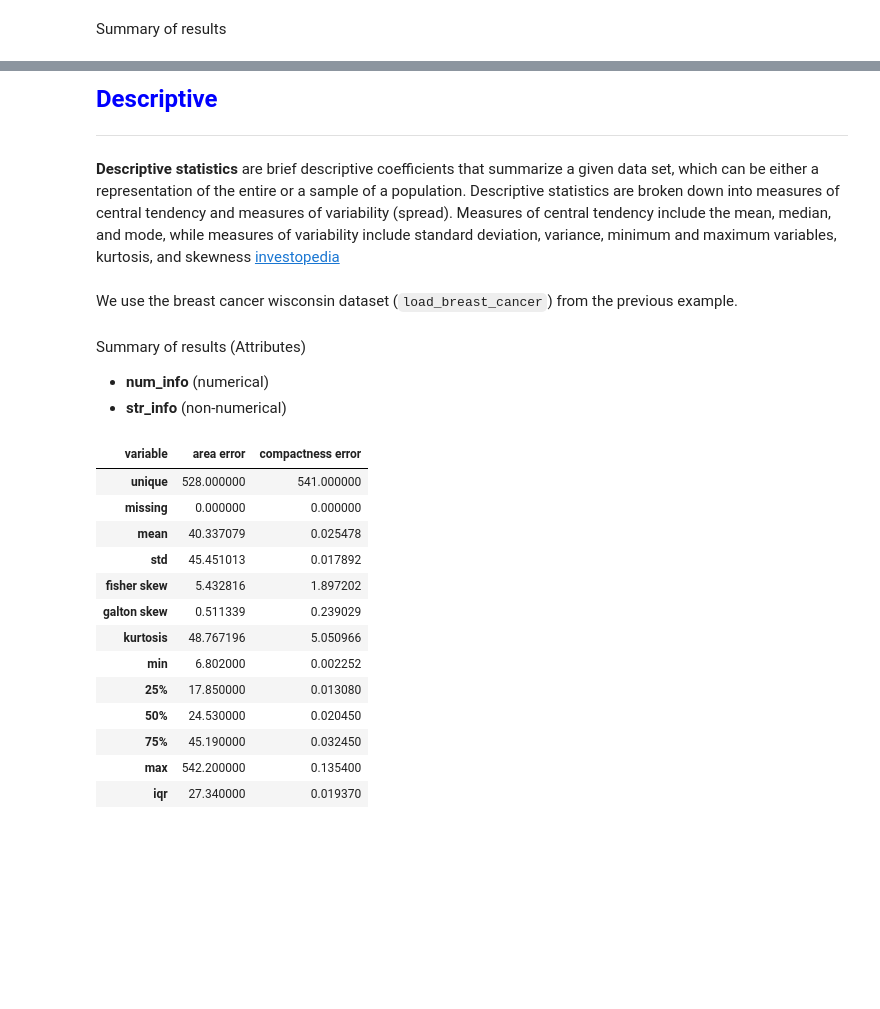
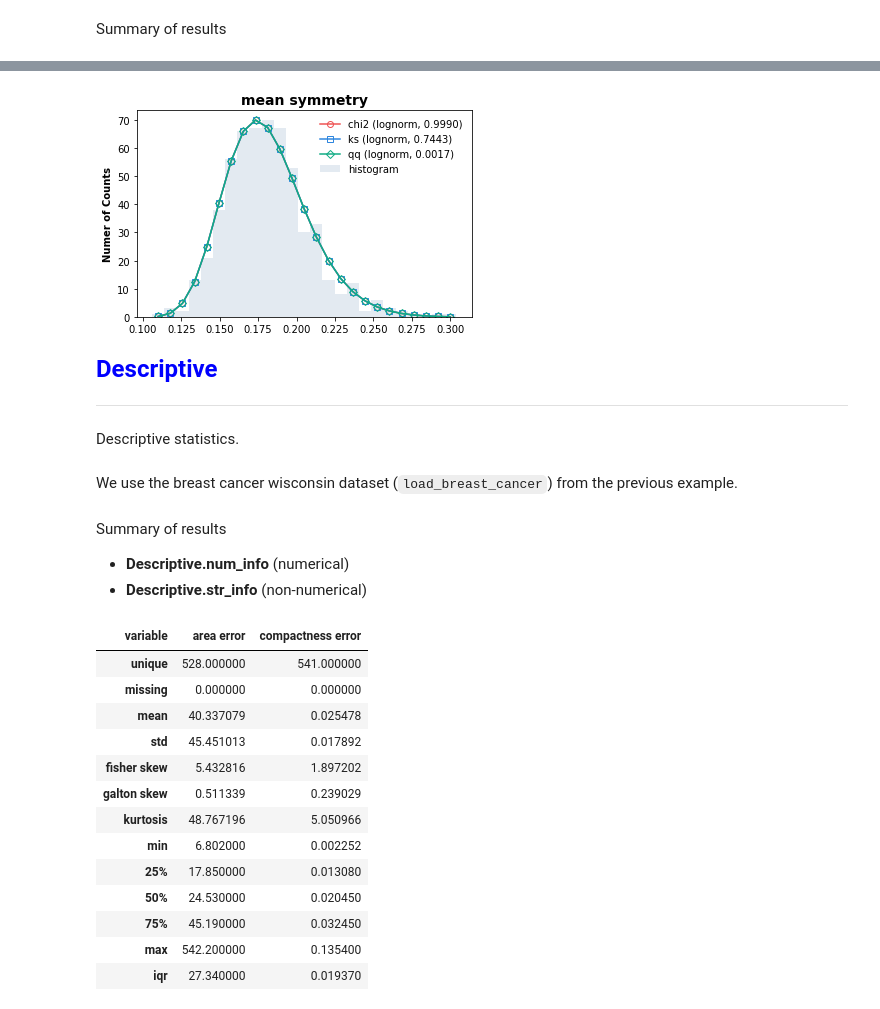
Before and after one commit to Nak007/univariate, a Jupyter notebook: Univariate_colab.ipynb, the cells around one changed output, grey strips where cells are left out. Cells and saved outputs as stored; diff of their text form; code cells hidden in the pictures; blank space fills up the shorter version.

```diff
--- a/Univariate_colab.ipynb
+++ b/Univariate_colab.ipynb
@@ -185,17 +172,22 @@ model.plotting("worst radius")
-# %% [markdown]
-**<font size=5 color='blue'> Descriptive </font>**
-
----
-
-**Descriptive statistics** are brief descriptive coefficients that summarize a given data set, which can be either a representation of the entire or a sample of a population. Descriptive statistics are broken down into measures of central tendency and measures of variability (spread). Measures of central tendency include the mean, median, and mode, while measures of variability include standard deviation, variance, minimum and maximum variables, kurtosis, and skewness [investopedia](https://www.investopedia.com/terms/d/descriptive_statistics.asp)
+# %%
+var = np.random.choice(cols)
+model.plotting(var)
+# %% [output]
+[figure, added]
+# %% [markdown]
+**<font size=5 color='blue'> Descriptive </font>**
+
+---
+
+Descriptive statistics.
 # %% [markdown]
 We use the breast cancer wisconsin dataset (`load_breast_cancer`) from the previous example.
 # %%
 model = Descriptive().fit(X)
 # %% [markdown]
-Summary of results (Attributes)
-- **num_info** (numerical)
-- **str_info** (non-numerical)
+Summary of results
+- **Descriptive.num_info** (numerical)
+- **Descriptive.str_info** (non-numerical)
 # %%
 model.num_info.iloc[:,:2]
 # %% [output]
```
Also changed, not shown: parts of 25 cells of this notebook, 1 other file.
